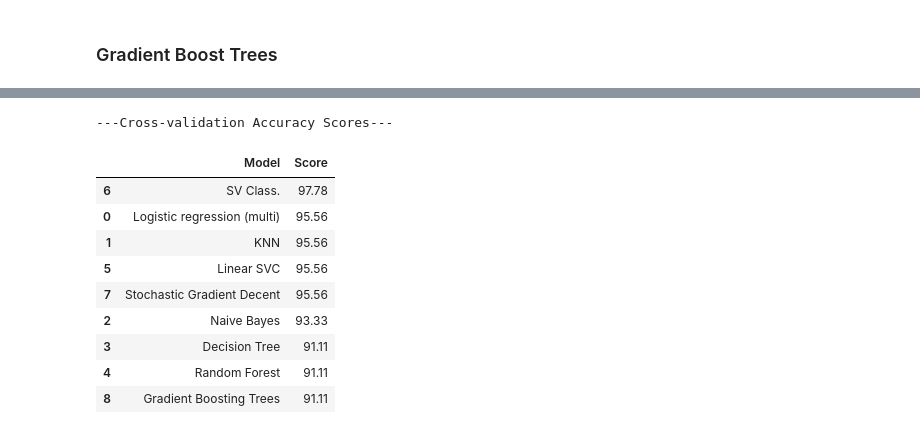
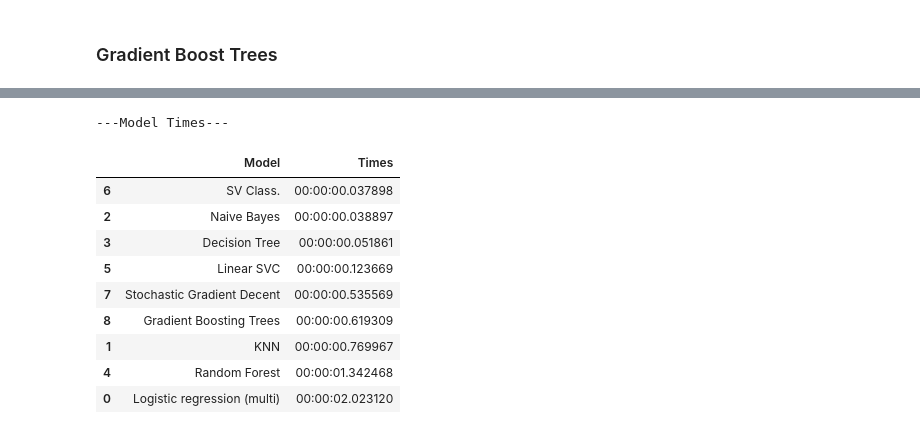
Before and after one commit to RekaCodes/iris, a Jupyter notebook: iris.ipynb, the cells around one changed output, grey strips where cells are left out. Cells and saved outputs as stored; diff of their text form; code cells hidden in the pictures.

```diff
--- a/iris.ipynb
+++ b/iris.ipynb
@@ -962,32 +993,43 @@ cv_models.sort_values(by='Score', ascending=False)
-# %%
-cv_models = pd.DataFrame({
-    'Model': ['Logistic regression (multi)', 'KNN', 'Naive Bayes',
-              'Decision Tree', 'Random Forest', 'Linear SVC', 'SV Class.',
-              'Stochastic Gradient Decent',
-              'Gradient Boosting Trees',
-              ],
-    'Score': [
-        acc_log,
-        acc_knn,
-        acc_gnb,
-        acc_tree,
-        acc_rand,
-        acc_lsvc,
-        acc_svc,
-        acc_sgdc,
-        acc_gbt
-    ]})
-print('---Cross-validation Accuracy Scores---')
-cv_models.sort_values(by='Score', ascending=False)
-# %% [output]
----Cross-validation Accuracy Scores---
-|  | Model | Score |
-| 6 | SV Class. | 97.78 |
-| 0 | Logistic regression (multi) | 95.56 |
-| 1 | KNN | 95.56 |
-| 5 | Linear SVC | 95.56 |
-| 7 | Stochastic Gradient Decent | 95.56 |
-| 2 | Naive Bayes | 93.33 |
-| 3 | Decision Tree | 91.11 |
-| 4 | Random Forest | 91.11 |
-| 8 | Gradient Boosting Trees | 91.11 |
+# %%
+time_models = pd.DataFrame({
+    'Model': ['Logistic regression (multi)', 'KNN', 'Naive Bayes',
+              'Decision Tree', 'Random Forest', 'Linear SVC', 'SV Class.',
+              'Stochastic Gradient Decent',
+              'Gradient Boosting Trees'
+              ],
+    'Times': [
+#         log_time,
+#         knn_time,
+#         gnb_time,
+#         tree_time,
+#         rand_time,
+#         lsvc_time,
+#         svc_time,
+#         sgdc_time,
+#         gbt_time
+
+
+        dt.timedelta(seconds=log_time),
+        dt.timedelta(seconds=knn_time),
+        dt.timedelta(seconds=gnb_time),
+        dt.timedelta(seconds=tree_time),
+        dt.timedelta(seconds=rand_time),
+        dt.timedelta(seconds=lsvc_time),
+        dt.timedelta(seconds=svc_time),
+        dt.timedelta(seconds=sgdc_time),
+        dt.timedelta(seconds=gbt_time)
+    ]})
+print('---Model Times---')
+time_models.sort_values(by='Times', ascending=True)
+# %% [output]
+---Model Times---
+|  | Model | Times |
+| 6 | SV Class. | 00:00:00.037898 |
+| 2 | Naive Bayes | 00:00:00.038897 |
+| 3 | Decision Tree | 00:00:00.051861 |
+| 5 | Linear SVC | 00:00:00.123669 |
+| 7 | Stochastic Gradient Decent | 00:00:00.535569 |
+| 8 | Gradient Boosting Trees | 00:00:00.619309 |
+| 1 | KNN | 00:00:00.769967 |
+| 4 | Random Forest | 00:00:01.342468 |
+| 0 | Logistic regression (multi) | 00:00:02.023120 |
```
Also changed, not shown: parts of 17 cells of this notebook.
